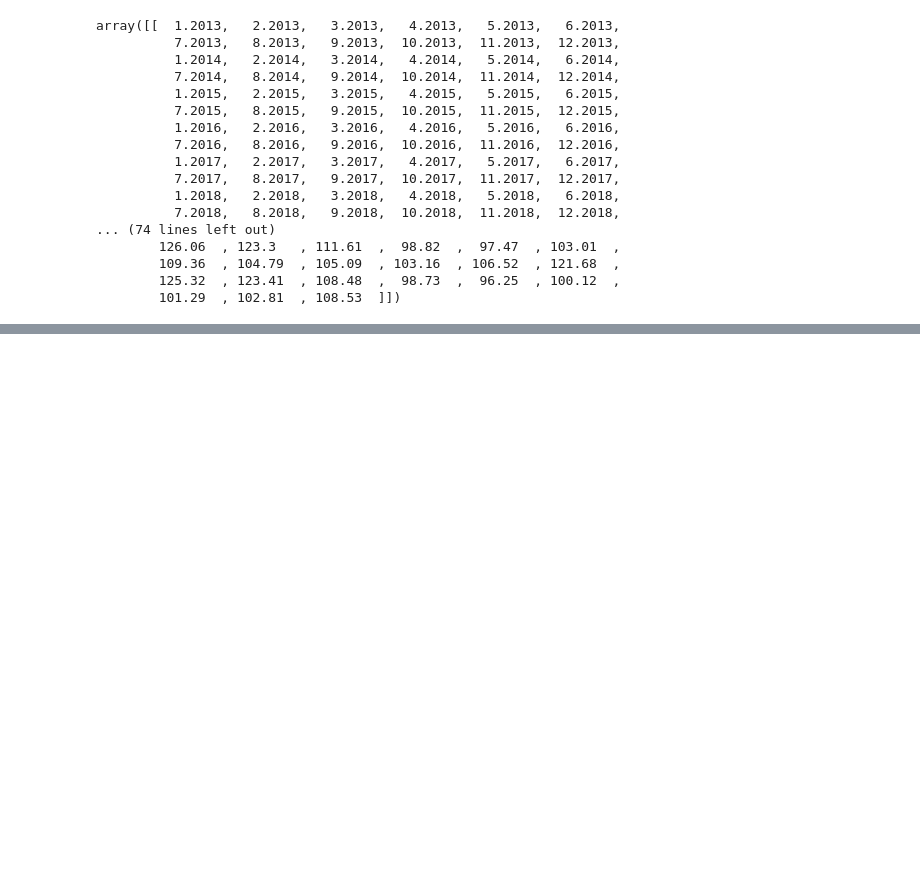
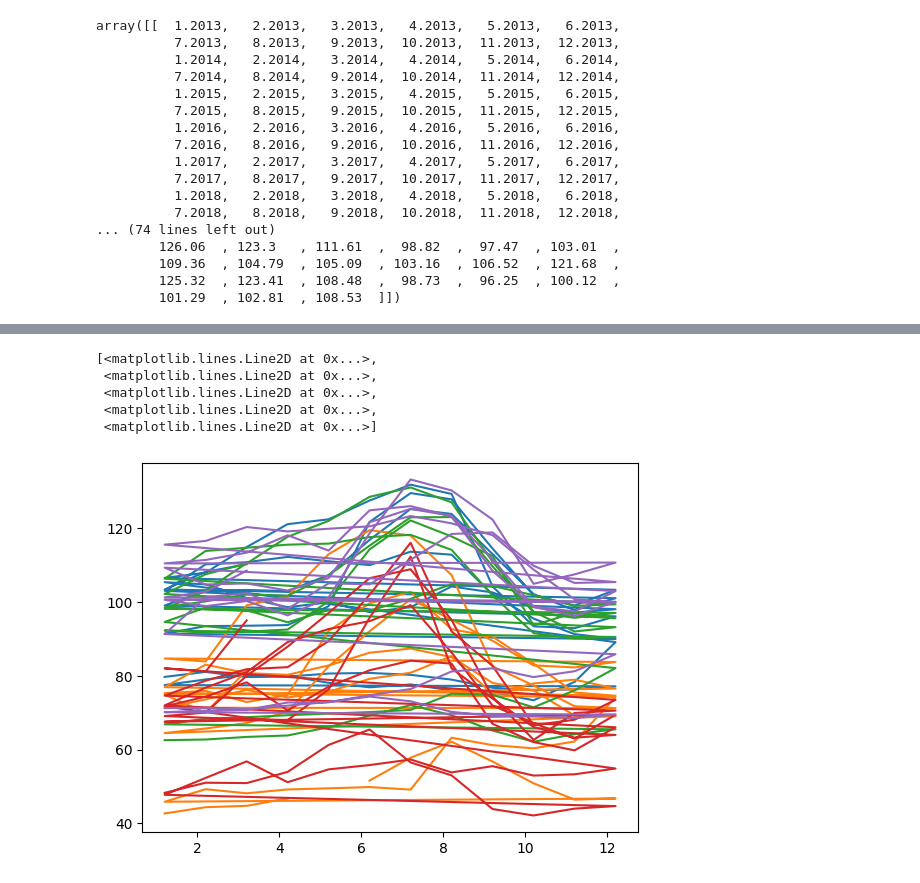
Before and after one commit to Jhon-theone/Formacion-ETL, a Jupyter notebook: Numpy.ipynb, the cells around one changed output, grey strips where cells are left out. Saved outputs shown, nothing was run; the diff lists cells and outputs as text; code cells hidden in the pictures; blank space fills up the shorter version.

```diff
--- a/Numpy.ipynb
+++ b/Numpy.ipynb
@@ -44,3 +42,5 @@ array([[  1.2013,   2.2013,   3.2013,   4.2013,   5.2013,   6.2013,
         109.36  , 104.79  , 105.09  , 103.16  , 106.52  , 121.68  ,
         125.32  , 123.41  , 108.48  ,  98.73  ,  96.25  , 100.12  ,
         101.29  , 102.81  , 108.53  ]])
+# %%
+datos = np.loadtxt(url, delimiter=',', usecols= np.arange(1,88,1))
@@ -46,0 +55,2 @@ array([[  1.2013,   2.2013,   3.2013,   4.2013,   5.2013,   6.2013,
+# %%
+datos_transpuestos = datos.T # La Función tranpose convierte las columnas en filas y las filas en columnas.
@@ -46,0 +77,2 @@ array([[  1.2013,   2.2013,   3.2013,   4.2013,   5.2013,   6.2013,
+# %%
+fechas = datos_transpuestos[:,0] # Estos dos puntos lo que hace es traer todo lo que hay en las filas.
@@ -46,0 +97,3 @@ array([[  1.2013,   2.2013,   3.2013,   4.2013,   5.2013,   6.2013,
+# %%
+precios = datos_transpuestos[:,1:] # traducción= todas las filas,desde la columna 1 hasta la ultima columna.
+precios
@@ -46,0 +118,11 @@ array([[  1.2013,   2.2013,   3.2013,   4.2013,   5.2013,   6.2013,
+# %%
+import matplotlib.pyplot as plt
+
+plt.plot(fechas,precios)
+# %% [output]
+[<matplotlib.lines.Line2D at 0x...>,
+ <matplotlib.lines.Line2D at 0x...>,
+ <matplotlib.lines.Line2D at 0x...>,
+ <matplotlib.lines.Line2D at 0x...>,
+ <matplotlib.lines.Line2D at 0x...>]
+[figure, added]
```
Also changed, not shown: parts of 12 cells of this notebook.
